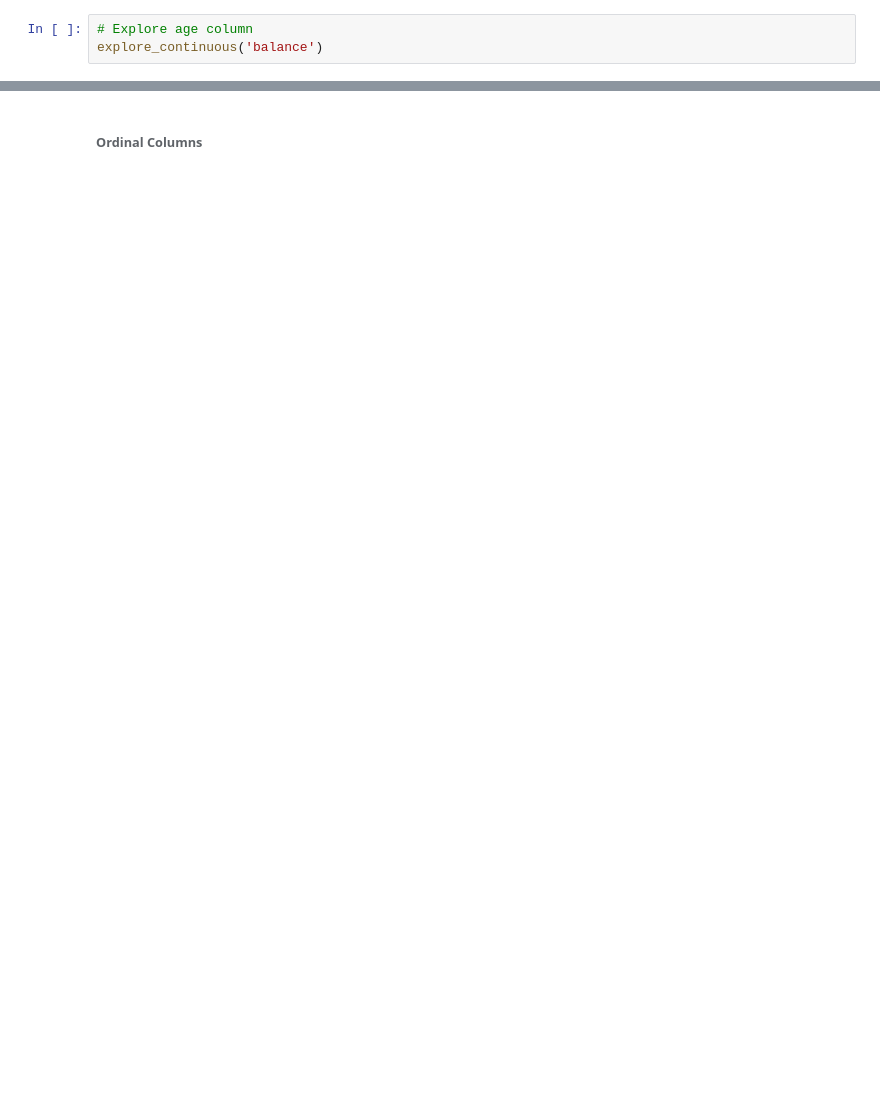
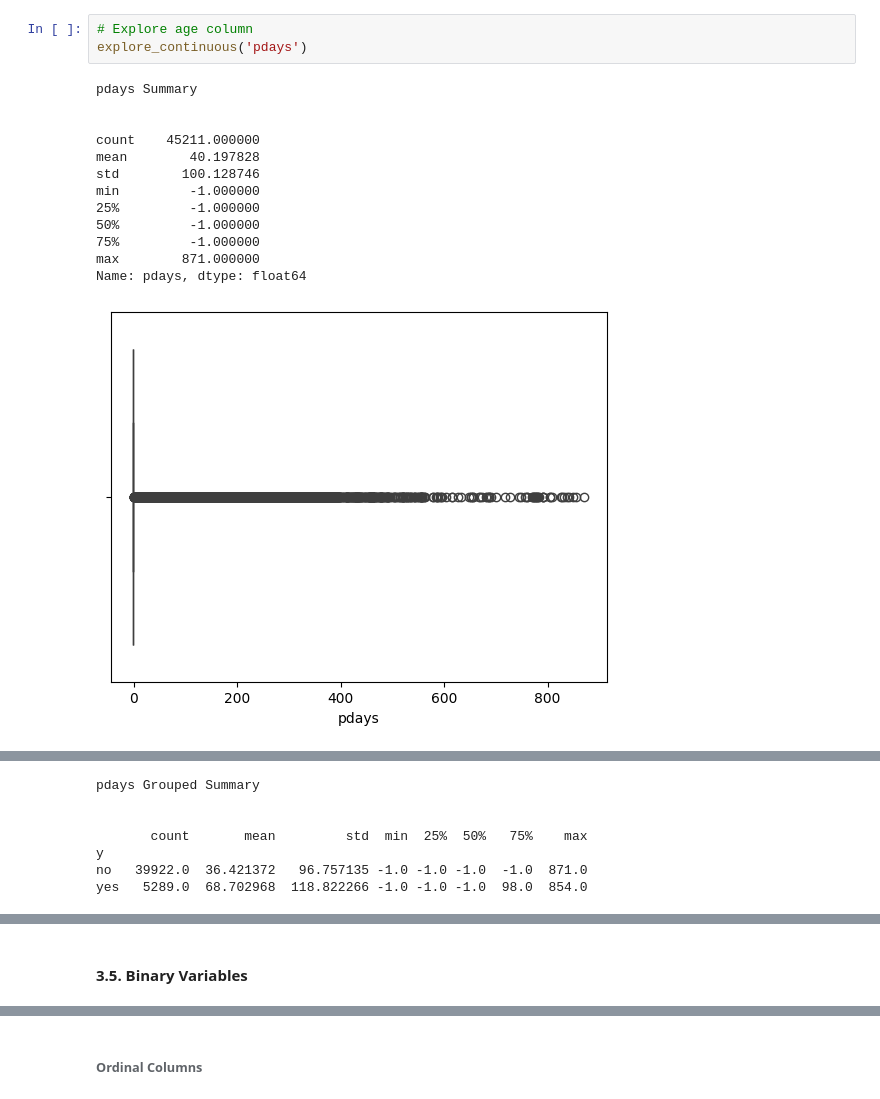
Before and after one commit to jmanwillz/ACML-Project, a Jupyter notebook: ann/data-preprocessing.ipynb, the cells around one changed output, grey strips where cells are left out. Drawn from its saved outputs; the diff is of its cells as text; blank space fills up the shorter version.

```diff
--- a/ann/data-preprocessing.ipynb
+++ b/ann/data-preprocessing.ipynb
@@ -129,4 +280,18 @@ def explore_continuous(col_name):
     plt.show()
 # %%
 # Explore age column
-explore_continuous('balance')
+explore_continuous('pdays')
+# %% [output]
+pdays Summary
+
+
+count    45211.000000
+mean        40.197828
+std        100.128746
+min         -1.000000
+25%         -1.000000
+50%         -1.000000
+75%         -1.000000
+max        871.000000
+Name: pdays, dtype: float64
+[figure, added]
@@ -132,0 +299,7 @@ explore_continuous('balance')
+pdays Grouped Summary
+
+
+       count       mean         std  min  25%  50%   75%    max
+y
+no   39922.0  36.421372   96.757135 -1.0 -1.0 -1.0  -1.0  871.0
+yes   5289.0  68.702968  118.822266 -1.0 -1.0 -1.0  98.0  854.0
@@ -133,2 +307,4 @@ explore_continuous('balance')
+# %% [markdown]
+#### 3.5. Binary Variables
 # %%
 # Binary Variables
```
Also changed, not shown: parts of 58 cells of this notebook.
